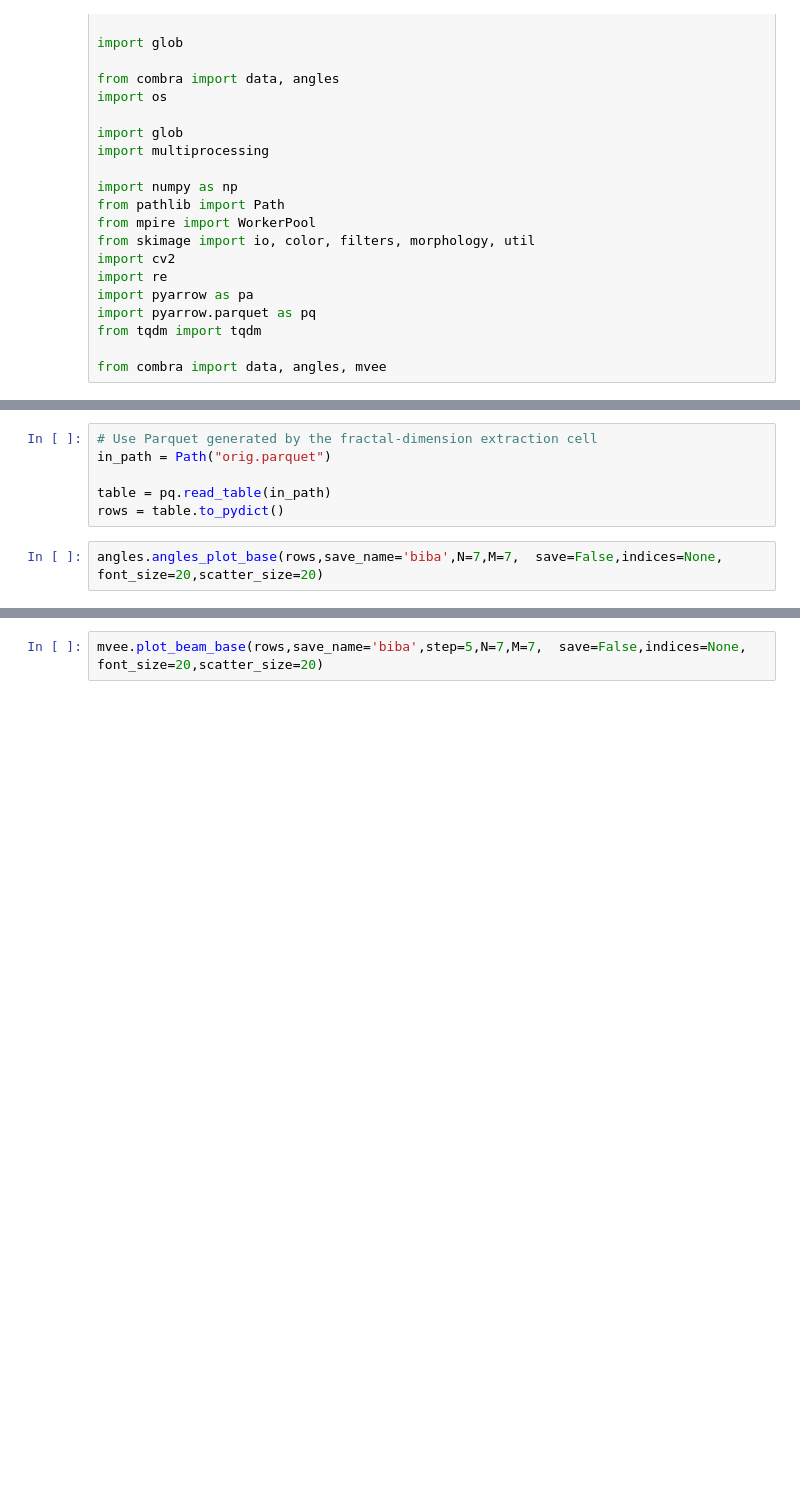
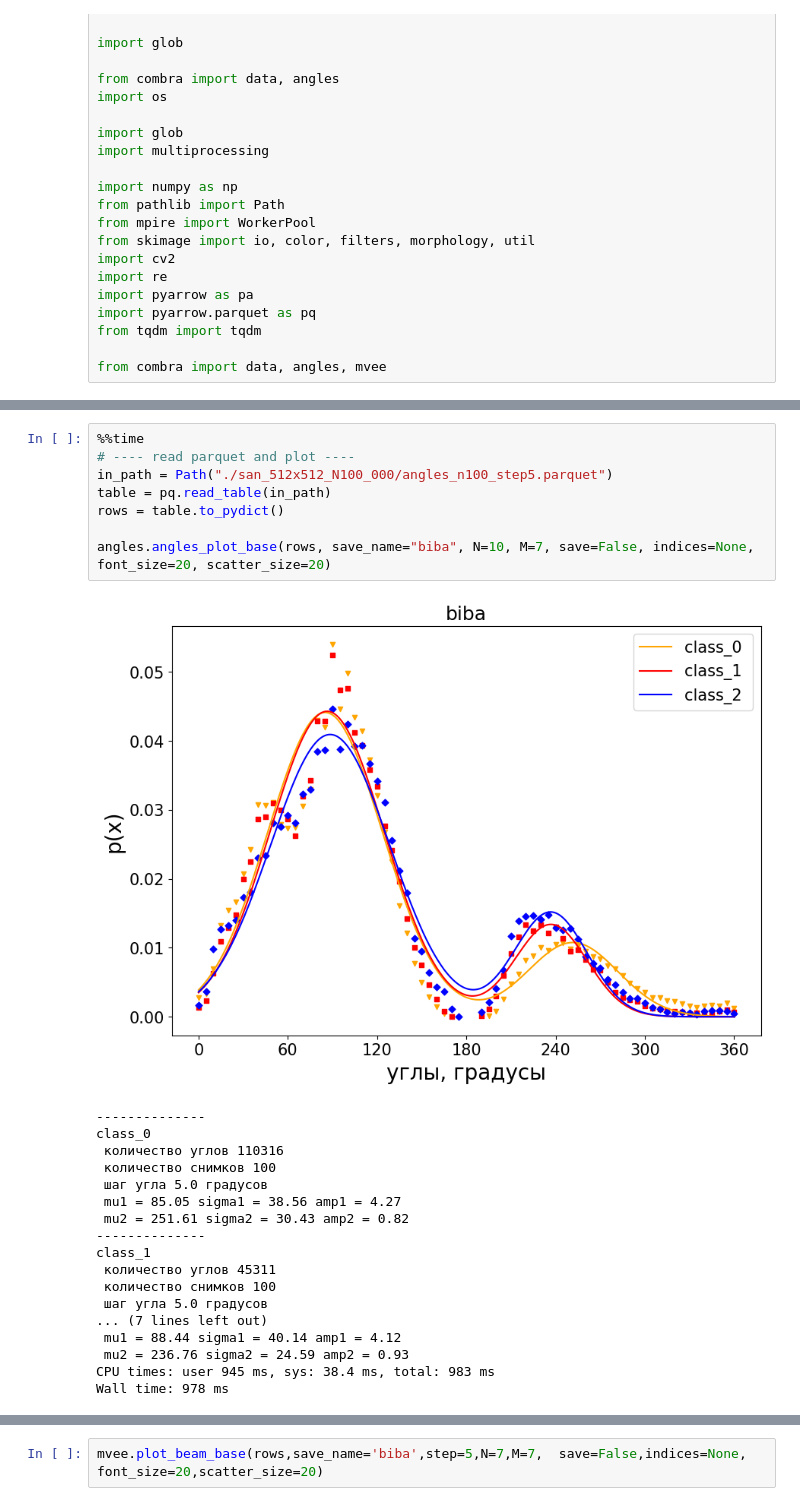
Before and after one commit to dkagramanyan/wc_cv, a Jupyter notebook: co_angles/stats_improvements.ipynb, the cells around one changed output, grey strips where cells are left out. Drawn from its saved outputs; the diff is of its cells as text; blank space fills up the shorter version.

```diff
--- a/co_angles/stats_improvements.ipynb
+++ b/co_angles/stats_improvements.ipynb
@@ -43,8 +89,27 @@ dataset.generate('orig.parquet', types_dict=types_dict, step= 5, workers=20, pix
-# %%
-# Use Parquet generated by the fractal-dimension extraction cell
-in_path = Path("orig.parquet")
-
-table = pq.read_table(in_path)
-rows = table.to_pydict()
 # %%
-angles.angles_plot_base(rows,save_name='biba',N=7,M=7,  save=False,indices=None, font_size=20,scatter_size=20)
+%%time
+# ---- read parquet and plot ----
+in_path = Path("./san_512x512_N100_000/angles_n100_step5.parquet")
+table = pq.read_table(in_path)
+rows = table.to_pydict()
+
+angles.angles_plot_base(rows, save_name="biba", N=10, M=7, save=False, indices=None, font_size=20, scatter_size=20)
+# %% [output]
+[figure, added]
+--------------
+class_0
+ количество углов 110316
+ количество снимков 100
+ шаг угла 5.0 градусов
+ mu1 = 85.05 sigma1 = 38.56 amp1 = 4.27
+ mu2 = 251.61 sigma2 = 30.43 amp2 = 0.82
+--------------
+class_1
+ количество углов 45311
+ количество снимков 100
+ шаг угла 5.0 градусов
+... (7 lines left out)
+ mu1 = 88.44 sigma1 = 40.14 amp1 = 4.12
+ mu2 = 236.76 sigma2 = 24.59 amp2 = 0.93
+CPU times: user 945 ms, sys: 38.4 ms, total: 983 ms
+Wall time: 978 ms
```
Also changed, not shown: parts of 5 cells of this notebook.
